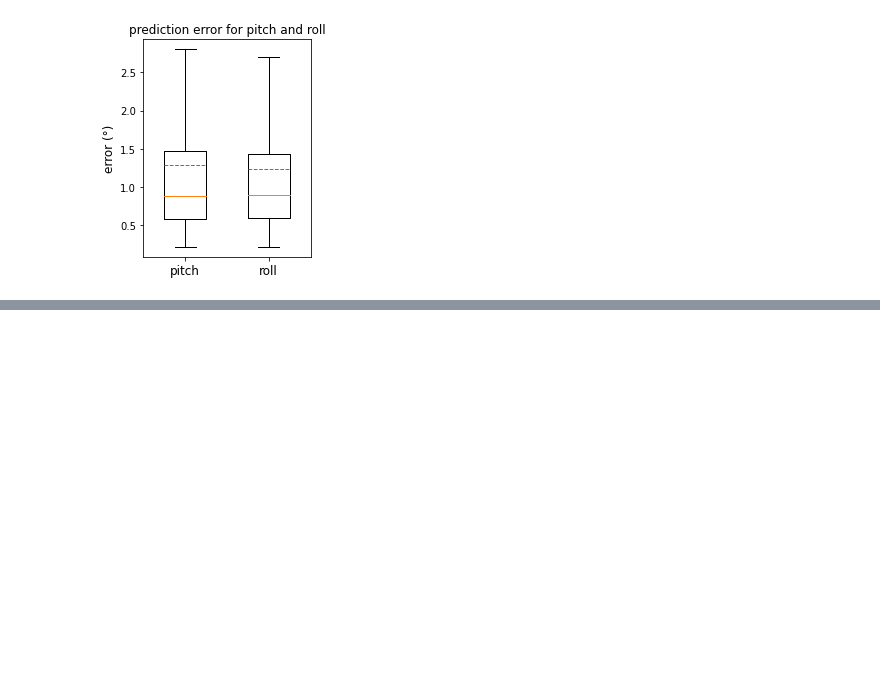
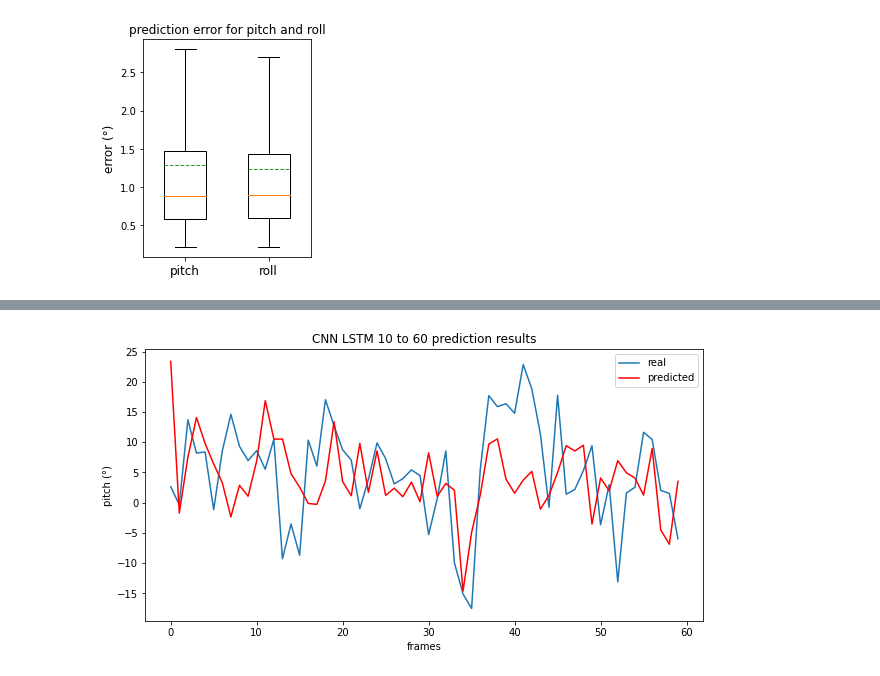
Before and after one commit to lancedw/3D-state-prediction-for-surface-vessels-using-IMU-data-and-images, a Jupyter notebook: code/notebooks/train_notebooks/cnn_lstm_img_gray.ipynb, the cells around one changed output, grey strips where cells are left out. Drawn from its saved outputs; the diff is of its cells as text; code cells hidden in the pictures; blank space fills up the shorter version.

```diff
--- a/code/notebooks/train_notebooks/cnn_lstm_img_gray.ipynb
+++ b/code/notebooks/train_notebooks/cnn_lstm_img_gray.ipynb
@@ -969,0 +997,11 @@ plt.savefig(f'{RESULT_FOLDER}/error_boxplot_{FRAMES_IN}in_{FRAMES_OUT}out_epochs
+# %%
+dotted = []
+for index in range(10):
+    img = cv2.imread(filename + str(index) + ".png", cv2.IMREAD_GRAYSCALE)
+    img = norm_pixel(img)
+    dotted.append(torch.Tensor(img))
+
+img_test = torch.stack(dotted)
+img_test = img_test.unsqueeze(1).unsqueeze(0)
+img_test = img_test.cuda()
+img_test.shape
@@ -969,0 +1052,13 @@ plt.savefig(f'{RESULT_FOLDER}/error_boxplot_{FRAMES_IN}in_{FRAMES_OUT}out_epochs
+# %%
+frames = np.arange(0,FRAMES_OUT)
+fig, ax = plt.subplots(figsize=(10, 5))
+ax.plot(output_sequence[0].apply_(denorm_pr), label="real")
+ax.plot(predicted_sequence[0].apply_(denorm_pr), color="red", label='predicted')
+ax.set_xlabel('frames')
+ax.set_ylabel('pitch (°)')
+ax.set_title(f'CNN LSTM {FRAMES_IN} to {FRAMES_OUT} prediction results')
+plt.legend()
+plt.savefig(f'{RESULT_FOLDER}/dots_pitch-prediction_{FRAMES_IN}in_{FRAMES_OUT}out_epochs{NUM_EPOCHS}', bbox_inches='tight')
+plt.show()
+# %% [output]
+[figure, added]
```
Also changed, not shown: parts of 15 cells of this notebook, 13 other files.
